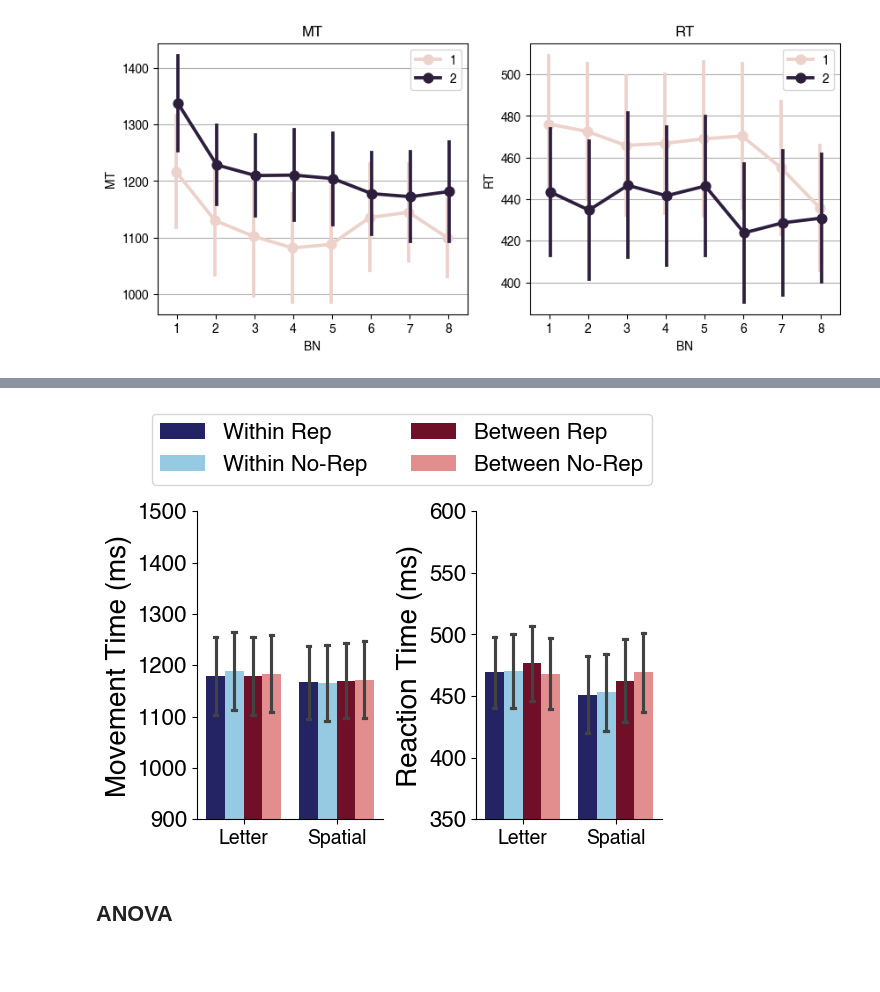
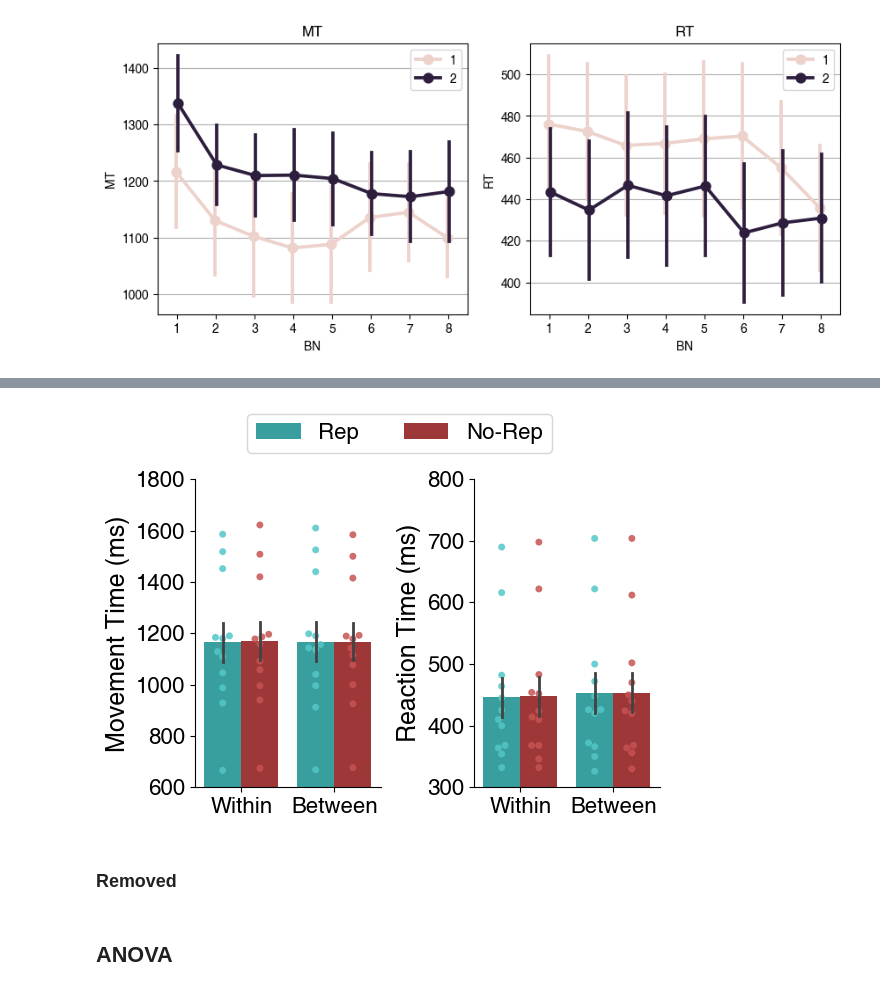
Before and after one commit to psb629/SeqSpatialSupp_fMRI, a Jupyter notebook: Notebook/behav.ipynb, the cells around one changed output, grey strips where cells are left out. Drawn from its saved outputs; the diff is of its cells as text; code cells hidden in the pictures; blank space fills up the shorter version.

```diff
--- a/Notebook/behav.ipynb
+++ b/Notebook/behav.ipynb
@@ -232,7 +254,7 @@ RT
 ---
 ---
 # %%
-def get_df_groupby(df=dg, by=['sess','subj','cue','cond','x'], successed=True, estimate='mean'):
+def get_df_groupby(df=dg, by=['sess','subj','cue','cond'], successed=True, estimate='mean'):
     if successed:
         dg = df[df.isError==0]
     else:
@@ -242,9 +264,10 @@ def get_df_groupby(df=dg, by=['sess','subj','cue','cond','x'], successed=True, e
         dg_groupby = dg.groupby(by)[['isError','MT','RT']].mean().reset_index()
     elif estimate=='median':
         dg_groupby = dg.groupby(by)[['isError','MT','RT']].median().reset_index()
-
     return dg_groupby
+# %%
+estimate = 'median'
 # %%
-dg_groupby = get_df_groupby(df=dg, by=['subj','cue','cond'], successed=True, estimate='mean')
+dg_groupby = get_df_groupby(df=dg, by=['subj','Cue_Rep','Seq_Rep'], successed=True, estimate=estimate)
 dg_groupby
 # %% [output]
@@ -264,62 +291,61 @@ dg_groupby
 # %%
-hue_order = ['Within Rep','Within No-Rep','Between Rep','Between No-Rep']
-order = ['L','S']
-palette = ['#191970','#89CFF0','#800020','#F08080']
-# palette = ['#191970','#800020']
+hue_order = [True,False]
+order = ['Within','Between']
+palette = ['#27afaf','#af2727']
 # %%
 fig, axs = plt.subplots(ncols=2, nrows=1, figsize=(6,4))
 
 for ii, feature in enumerate(['MT','RT']):
     ax = axs[ii]
+    sns.swarmplot(
+        data=dg_groupby,
+        x='Cue_Rep', order=order,
+        y=feature,
+        hue='Seq_Rep', hue_order=hue_order, dodge=True,
+        edgecolor='black',
+        palette=['#52c7c7','#c75252'], alpha=0.85,
+        ax=ax, zorder=2
+    )
     g = sns.barplot(
         data=dg_groupby,
-        x='cue', order=order,
+        x='Cue_Rep', order=order,
         y=feature, estimator='mean',
-        hue='cond', hue_order=hue_order,
-        errorbar='se', capsize=0.15, dodge=True,
+        hue='Seq_Rep', hue_order=hue_order,
+        errorbar='se', capsize=0., err_kws={'linewidth': 2.0},
         palette=palette,
-        ax=ax
+        ax=ax, zorder=1
     )
-    # g = sns.swarmplot(
-    #     data=dg_groupby,
-    #     x='x', order=order,
-    #     y=feature,
-    #     hue='cond', hue_order=hue_order, dodge=True,
-    #     edgecolor='black',
-    #     palette=['#6A6AB8','#B3E4F9','#FFFFFF','#C08090','#F5A6A6'],
-    #     ax=ax
-    # )
-    handles, labels = ax.get_legend_handles_labels()
-    g.legend().remove()
+    handles, labels = g.get_legend_handles_labels()
+    ax.legend().remove()
 
-    # g.grid(axis='y')
+#     # g.grid(axis='y')
     if ii == 0:
         ylabel = 'Movement Time (ms)'
-        g.set_ylim(900,1500)
+        g.set_ylim(600,1700)
         g.legend(
-            handles[:4], labels[:4],
+            handles[2:], ['Rep','No-Rep'],
             loc='lower center', bbox_to_anchor=(1.1, 1.05),
             ncol=2, fontsize=16
         )
     elif ii == 1:
         ylabel = 'Reaction Time (ms)'
-        g.set_ylim(350,600)
+        g.set_ylim(300,800)
+    g.set_ylabel(ylabel, fontsize=18)
 
     g.set_xlabel('')
-    # xticks = g.get_xticks()
-    g.set_xticks([0,1])
-    g.set_xticklabels(['Letter','Spatial'], fontsize=14)
-    g.set_xlabel('', fontsize=16)
+    xticks = g.get_xticks()
+    g.set_xticks(xticks)
+    xticklabels = g.get_xticklabels()
+    g.set_xticklabels(xticklabels, fontsize=16)
+    # g.set_ylabel(ylabel,fontsize=20)
     yticks = g.get_yticks().astype(int)
-    g.set_ylabel(ylabel,fontsize=20)
     g.set_yticks(yticks)
     g.set_yticklabels(yticks, fontsize=16)
-    # g.set_xticklabels(['Letter$_{S}$','Spatial$_{S}$','Letter$_{R}$','Spatial$_{R}$'],fontsize=14)
-    # g.set_title('session %s'%sess,fontsize=16)
+#     # g.set_title('session %s'%sess,fontsize=16)
     g.spines['right'].set_visible(False)
     g.spines['top'].set_visible(False)
 
 plt.subplots_adjust(wspace=0.5)
-# fig.tight_layout()
+# # fig.tight_layout()
 # %% [output]
-[figure, old version]
+[figure, new version]
@@ -325,0 +357,2 @@ plt.subplots_adjust(wspace=0.5)
+# %% [markdown]
+### Removed
```
Also changed, not shown: parts of 24 cells of this notebook.
